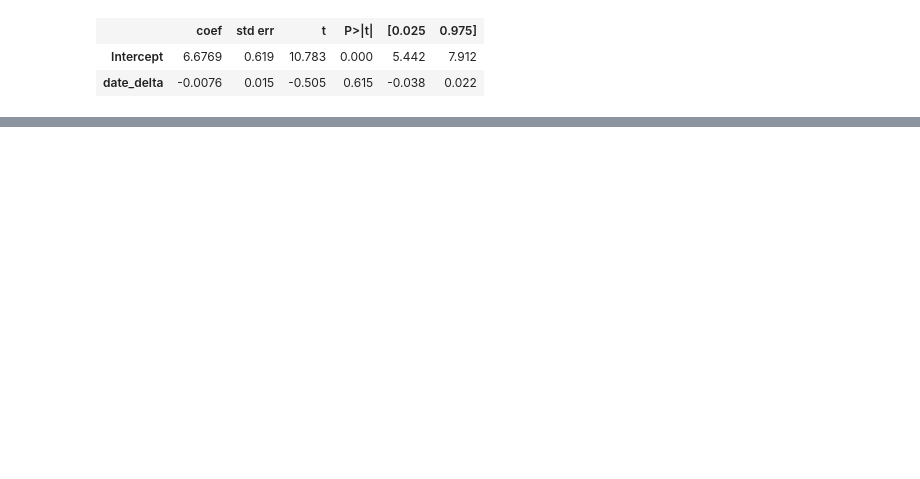
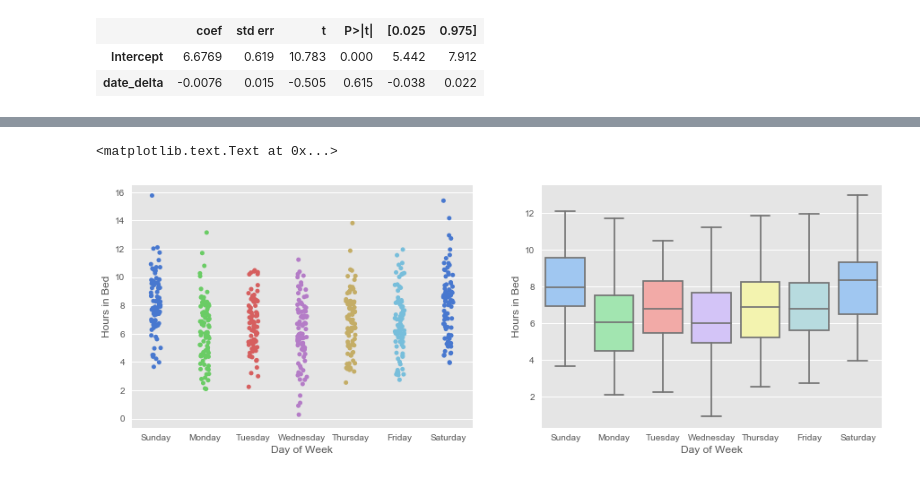
Before and after one commit to tuchandra/sleep-analysis, a Jupyter notebook: Stats and Sleep.ipynb, the cells around one changed output, grey strips where cells are left out. Drawn from its saved outputs; the diff is of its cells as text; code cells hidden in the pictures; blank space fills up the shorter version.

```diff
--- a/Stats and Sleep.ipynb
+++ b/Stats and Sleep.ipynb
@@ -153,0 +152,17 @@ We cannot conclude anything meaningful about my sleep durations during winter qu
+# %%
+# Dates of interest, and list to hold data
+dates = pd.date_range("2015-07-21", "2017-03-15")
+data = []
+
+# Obtain data for each main sleep event
+for date in dates:
+    fname = 'logs/' + date.strftime('%Y-%m-%d') + '.json'
+    with open(fname, "r") as f:
+        date_data = json.loads(f.read())
+
+        for sleep_event in date_data["sleep"]:
+            if sleep_event["isMainSleep"]:
+                data.append(sleep_event["timeInBed"])
+
+# Convert to Pandas dataframe
+df = pd.DataFrame(data, columns = ["duration"], index = dates)
@@ -153,0 +171,11 @@ We cannot conclude anything meaningful about my sleep durations during winter qu
+# %%
+df.duration = df.duration / 60.0
+
+# Add column and labels for day of week
+df["day_of_week"] = df.index.weekday
+days = {0: "Monday", 1: "Tuesday", 2: "Wednesday", 3: "Thursday", 4: "Friday",
+        5: "Saturday", 6: "Sunday"}
+df["day_name"] = df["day_of_week"].apply(lambda x: days[x])
+
+
+df.head()
@@ -153,0 +189,16 @@ We cannot conclude anything meaningful about my sleep durations during winter qu
+# %%
+# Create plots
+days_order = ["Sunday", "Monday", "Tuesday", "Wednesday", "Thursday", "Friday", "Saturday"]
+
+fig, (ax1, ax2) = plt.subplots(ncols = 2, figsize = (15, 5))
+sns.stripplot(x = df.day_name, y = df.duration, jitter = True, order = days_order, palette = "muted", ax = ax1)
+sns.boxplot(x = df.day_name, y = df.duration, order = days_order, showfliers = False, palette = "pastel", ax = ax2)
+
+# Label axes
+ax1.set_xlabel("Day of Week")
+ax1.set_ylabel("Hours in Bed")
+ax2.set_xlabel("Day of Week")
+ax2.set_ylabel("Hours in Bed")
+# %% [output]
+<matplotlib.text.Text at 0x...>
+[figure, added]
```
Also changed, not shown: parts of 22 cells of this notebook.
